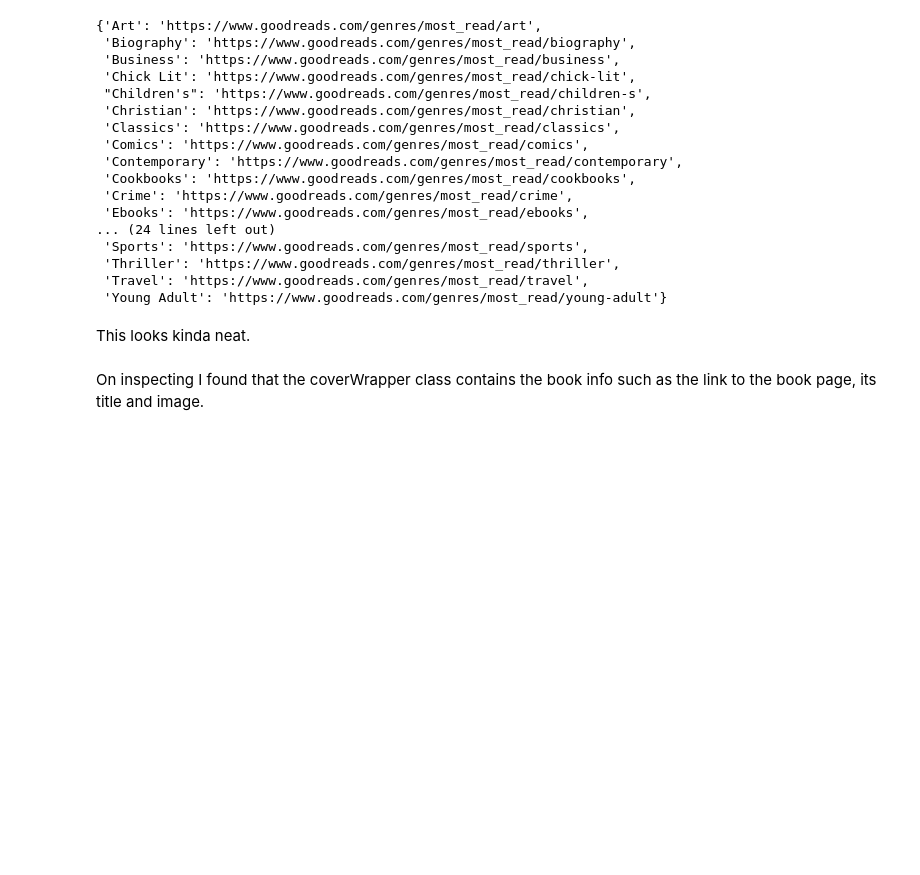
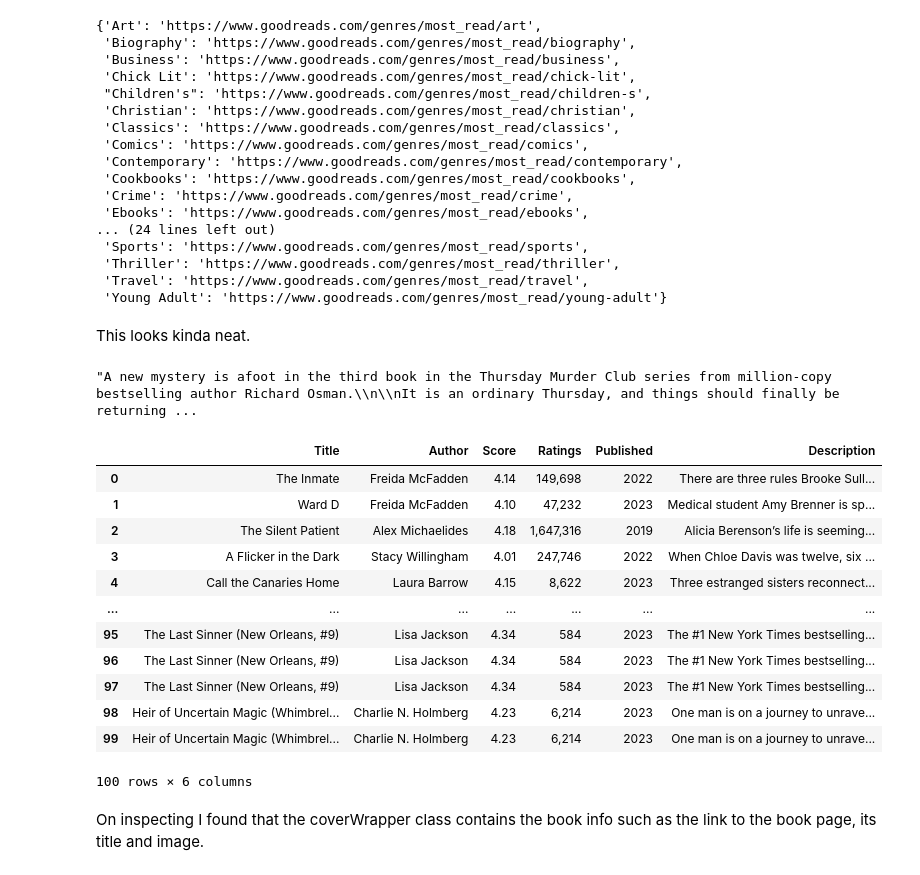
Before and after one commit to nikhil-1e9/web-scraping, a Jupyter notebook: Scraping-Goodreads.ipynb, the cells around one changed output. Cells and saved outputs as stored; diff of their text form; code cells hidden in the pictures; blank space fills up the shorter version.

```diff
--- a/Scraping-Goodreads.ipynb
+++ b/Scraping-Goodreads.ipynb
@@ -78,3 +81,59 @@ crime_doc = BeautifulSoup(response.text, 'html.parser')
+# %%
+crime_doc.find_all('div', class_='leftAlignedImage')[24].script.text.split('>')[28]
+# %% [output]
+"A new mystery is afoot in the third book in the Thursday Murder Club series from million-copy bestselling author Richard Osman.\\n\\nIt is an ordinary Thursday, and things should finally be returning ...
+# %%
+def get_books(doc):
+    all_books = []
+    for i in range(100):
+        try:
+            if i == 0:
+                title = doc.find_all('div', class_='leftAlignedImage')[i].find_all('script')[1].text.split('>')[2][:-4]
+                author = doc.find_all('div', class_='leftAlignedImage')[i].find_all('script')[1].text.split('>')[6][:-4]
+                score = doc.find_all('div', class_='leftAlignedImage')[i].find_all('script')[1].text.split('>')[24].strip().split()[0]
+                rating = doc.find_all('div', class_='leftAlignedImage')[i].find_all('script')[1].text.split('>')[24].strip().split()[4]
+                pub = doc.find_all('div', class_='leftAlignedImage')[i].find_all('script')[1].text.split('>')[25].strip().split()[2][:-2]
+                desc = doc.find_all('div', class_='leftAlignedImage')[i].find_all('script')[1].text.split('>')[30][:-7]
+            else:
+                title = doc.find_all('div', class_='leftAlignedImage')[i].script.text.split('>')[2][:-4]
+                author = doc.find_all('div', class_='leftAlignedImage')[i].script.text.split('>')[6][:-4]
+                score = doc.find_all('div', class_='leftAlignedImage')[i].script.text.split('>')[24].strip().split()[0]
+                rating = doc.find_all('div', class_='leftAlignedImage')[i].script.text.split('>')[24].strip().split()[4]
+                pub = doc.find_all('div', class_='leftAlignedImage')[i].script.text.split('>')[25].strip().split()[2][:-2]
+                desc = doc.find_all('div', class_='leftAlignedImage')[i].script.text.split('>')[30][:-7]
+            book_info ={'Title': title,
+                        'Author': author,
+                        'Score': score,
+                        'Ratings': rating,
+                        'Published': pub,
+                        'Description': desc}
+        except:
+            title = doc.find_all('div', class_='leftAlignedImage')[i].script.text.split('>')[2][:-4]
+            author = doc.find_all('div', class_='leftAlignedImage')[i].script.text.split('>')[6][:-4]
+            score = doc.find_all('div', class_='leftAlignedImage')[i].script.text.split('>')[22].strip().split()[0]
+            rating = doc.find_all('div', class_='leftAlignedImage')[i].script.text.split('>')[22].strip().split()[4]
+            pub = doc.find_all('div', class_='leftAlignedImage')[i].script.text.split('>')[23].strip().split()[2][:-2]
+            desc = doc.find_all('div', class_='leftAlignedImage')[i].script.text.split('>')[28][:-7]
+#         print(i)
+        all_books.append(book_info)
+    return all_books
+# %%
+mystery_dict = get_books(mystery_doc)
+pd.DataFrame(mystery_dict)
+# %% [output]
+|  | Title | Author | Score | Ratings | Published | Description |
+| 0 | The Inmate | Freida McFadden | 4.14 | 149,698 | 2022 | There are three rules Brooke Sull... |
+| 1 | Ward D | Freida McFadden | 4.10 | 47,232 | 2023 | Medical student Amy Brenner is sp... |
+| 2 | The Silent Patient | Alex Michaelides | 4.18 | 1,647,316 | 2019 | Alicia Berenson’s life is seeming... |
+| 3 | A Flicker in the Dark | Stacy Willingham | 4.01 | 247,746 | 2022 | When Chloe Davis was twelve, six ... |
+| 4 | Call the Canaries Home | Laura Barrow | 4.15 | 8,622 | 2023 | Three estranged sisters reconnect... |
+| ... | ... | ... | ... | ... | ... | ... |
+| 95 | The Last Sinner (New Orleans, #9) | Lisa Jackson | 4.34 | 584 | 2023 | The #1 New York Times bestselling... |
+| 96 | The Last Sinner (New Orleans, #9) | Lisa Jackson | 4.34 | 584 | 2023 | The #1 New York Times bestselling... |
+| 97 | The Last Sinner (New Orleans, #9) | Lisa Jackson | 4.34 | 584 | 2023 | The #1 New York Times bestselling... |
+| 98 | Heir of Uncertain Magic (Whimbrel... | Charlie N. Holmberg | 4.23 | 6,214 | 2023 | One man is on a journey to unrave... |
+| 99 | Heir of Uncertain Magic (Whimbrel... | Charlie N. Holmberg | 4.23 | 6,214 | 2023 | One man is on a journey to unrave... |
+100 rows × 6 columns
 # %% [markdown]
 On inspecting I found that the coverWrapper class contains the book info such as the link to the book page, its title and image.
 # %%
```
Also changed, not shown: parts of 6 cells of this notebook.
